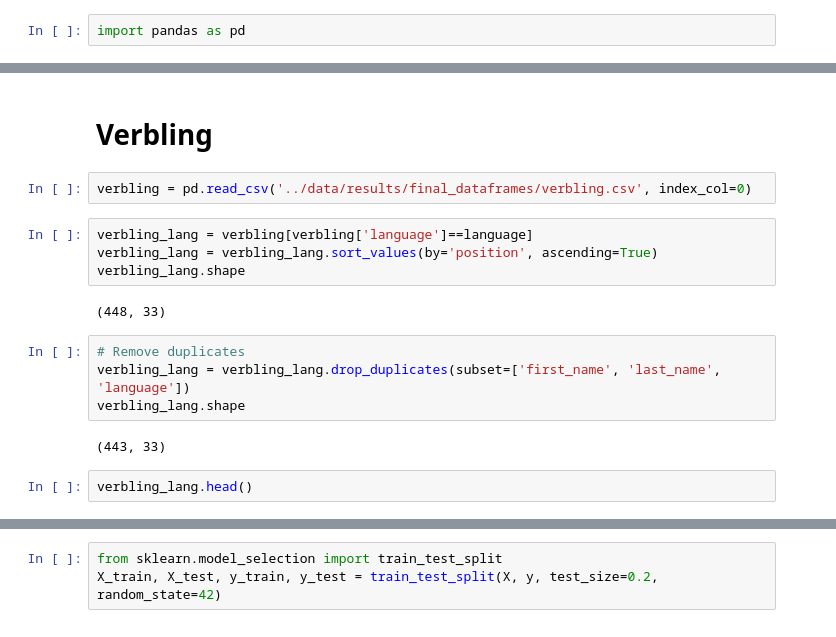
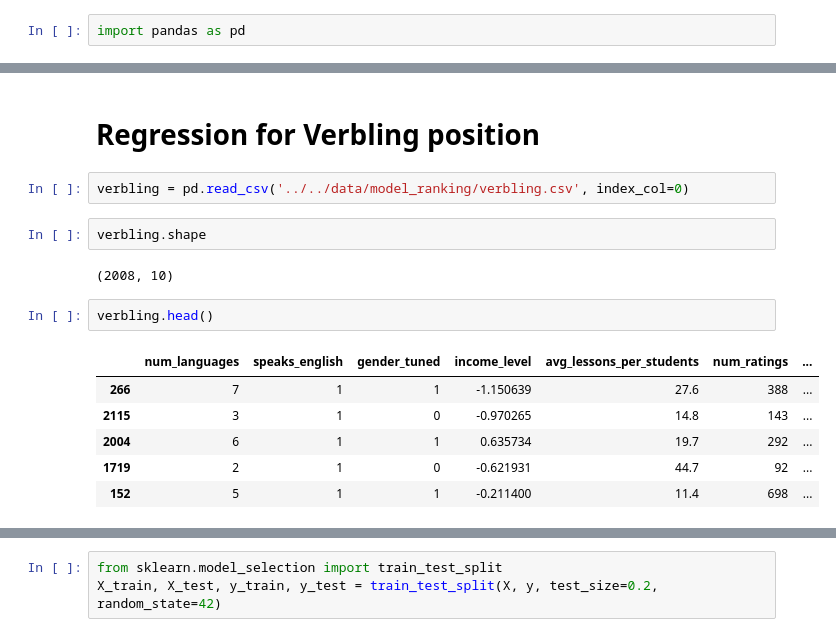
Before and after one commit to javirandor/online-tutoring-analysis, a Jupyter notebook: analysis/modeling_ranking/Regression for Position Verbling.ipynb, the cells around one changed output, grey strips where cells are left out. Cells and saved outputs as stored; diff of their text form.

```diff
--- a/analysis/modeling_ranking/Regression for Position Verbling.ipynb
+++ b/analysis/modeling_ranking/Regression for Position Verbling.ipynb
@@ -5,18 +3,17 @@ language = 'English'
 # %% [markdown]
-# Verbling
+# Regression for Verbling position
 # %%
-verbling = pd.read_csv('../data/results/final_dataframes/verbling.csv', index_col=0)
+verbling = pd.read_csv('../../data/model_ranking/verbling.csv', index_col=0)
-# %%
-verbling_lang = verbling[verbling['language']==language]
-verbling_lang = verbling_lang.sort_values(by='position', ascending=True)
-verbling_lang.shape
-# %% [output]
-(448, 33)
-# %%
-# Remove duplicates
-verbling_lang = verbling_lang.drop_duplicates(subset=['first_name', 'last_name', 'language'])
-verbling_lang.shape
-# %% [output]
-(443, 33)
+# %%
+verbling.shape
+# %% [output]
+(2008, 10)
 # %%
-verbling_lang.head()
+verbling.head()
+# %% [output]
+|  | num_languages | speaks_english | gender_tuned | income_level | avg_lessons_per_students | num_ratings | ... |
+| 266 | 7 | 1 | 1 | -1.150639 | 27.6 | 388 | ... |
+| 2115 | 3 | 1 | 0 | -0.970265 | 14.8 | 143 | ... |
+| 2004 | 6 | 1 | 1 | 0.635734 | 19.7 | 292 | ... |
+| 1719 | 2 | 1 | 0 | -0.621931 | 44.7 | 92 | ... |
+| 152 | 5 | 1 | 1 | -0.211400 | 11.4 | 698 | ... |
```
Also changed, not shown: parts of 53 cells of this notebook, 12 other files.
